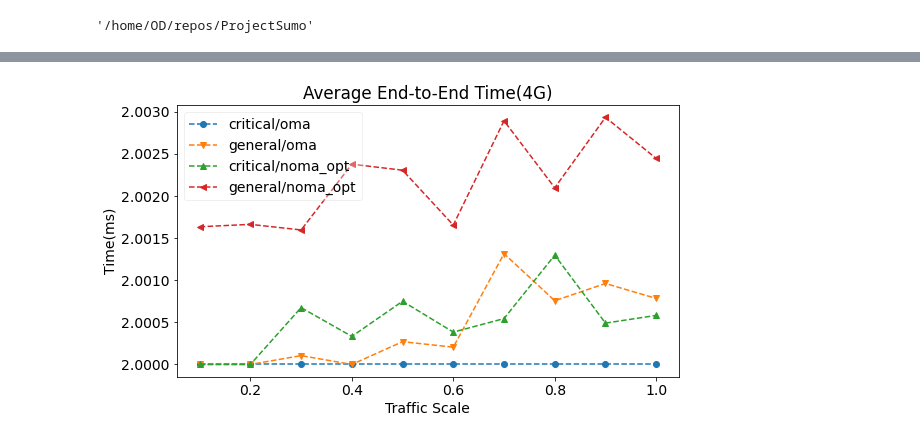
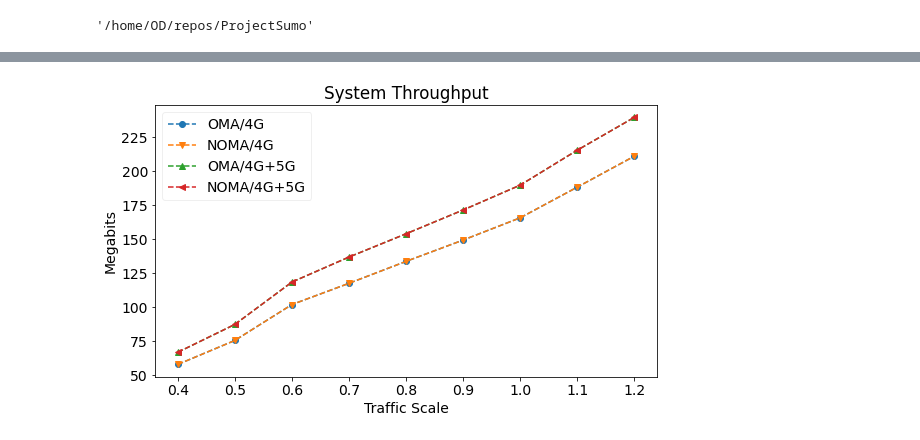
Before and after one commit to ODD2/ProjectSumo, a Jupyter notebook: graph.ipynb, the cells around one changed output, grey strips where cells are left out. Cells and saved outputs as stored; diff of their text form; code cells hidden in the pictures.

```diff
--- a/graph.ipynb
+++ b/graph.ipynb
@@ -88,7 +95,7 @@ os.getcwd()
 # %%
 interest_config = InterestConfig(None, False, 0)
 stats = {
-    seed:{
+        seed:{
         res_alloc_type :{
             req_rsu:{
                 traffic_scale: None
@@ -108,7 +115,7 @@ for seed in seed_range:
                 interest_config.req_rsu = req_rsu
                 interest_config.traffic_scale = traffic_scale
                 try:
-                    with open("data/{}/{}/report.pickle".format(seed,str(interest_config)), "rb") as file:
+                    with open("data/{}/{}/report_adjust_wait_time.pickle".format(seed,str(interest_config)), "rb") as file:
                         stats[seed][res_alloc_type][req_rsu][traffic_scale] = pickle.load(file)
                 except:
                     print("missing: {} seed({})".format(str(interest_config),seed))
@@ -222,11 +212,0 @@ print(value)
-# %%
- for traffic_scale in traffic_scale_range:
-    value = []
-    for seed in seed_range:
-        v = stats[seed][ResourceAllocatorType.NOMA_OPT][True][1.2]["end-to-end"][NetFlowType.GENERAL.name]["max"]
-        if v == _pinf or v == _ninf:
-            v = 0
-        value.append(v*1000)
-    value.sort()
-    value = value
-print(value)
@@ -235,51 +361,52 @@ print(value)
 # %%
+configs = [
+    {
+        "catalog": "sys-thrput",
+        "topic": "System Throughput",
+        "x": "Traffic Scale",
+        "y": "Megabits",
+    },
+]
+
+
 # intialize
 _pinf = float("inf")
 _ninf = float("-inf")
 serial = 1
-for config in sg_graph_configs:
+for config in configs:
     catalog = config["catalog"]
     topic = config["topic"]
-
-
-
-    for subject in subjects:
-        for _b in range(len(b)):
-            title = "{} {}({})".format(
-                ExtractAbbreviations(subject),
-                topic,
-                BaseStationScenario(b[_b])
+    title = topic
+    plt.figure(serial, figsize=(9, 5))
+    plt.xlabel(config["x"])
+    plt.ylabel(config["y"])
+    plt.title(title)
+    line_no = 0
+    for req_rsu in req_rsu_range:
+        for res_alloc_type in ResourceAllocatorType:
+            y = []
+            x = traffic_scale_range
+            for traffic_scale in traffic_scale_range:
+                value = []
+                for seed in seed_range:
+                    v = stats[seed][res_alloc_type][req_rsu][traffic_scale][catalog]["total"]
+                    if v == _pinf or v == _ninf:
+                        v = 0
+                    value.append(v/10**6)
+                y.append(sum(value)/len(value))
+            plt.plot(
+                x,
+                y,
+                GetLineMarkerStyle(line_no),
+                label="{}/{}".format(
+                    AdjustResAllocTypeName(res_alloc_type),
+                    BaseStationScenario(req_rsu)
+                )
             )
-            plt.figure(serial, figsize=(9, 5))
-            plt.xlabel(config["x"])
-            plt.ylabel(config["y"])
-            plt.title(title)
-            line_no = 0
-            for _a in range(len(a)):
-                for sg in SocialGroup:
-                    y = []
-                    x = c
-                    for _c in range(len(c)):
-                        value = 0
-                        for _s in range(len(s)):
-                            v = stats[_s][_a][_b][_c][catalog][sg][subject.lower()]
-                            if v == _pinf or v == _ninf:
-                                v = 0
-                            value += v
-                        y.append(value/len(s))
-                    plt.plot(
-                        x,
-                        y,
-                        GetLineMarkerStyle(line_no),
-                        label="{}/{}".format(
-                              str(sg).lower(),
-                              a[_a].name.lower(),
-                        )
-                    )
-                    line_no += 1
-            plt.legend(loc='upper left', bbox_to_anchor=(0, 1))
-            plt.savefig('{}/{}.pdf'.format(dirpath, title))
-            serial += 1
+            line_no += 1
+    plt.legend(loc='upper left', bbox_to_anchor=(0, 1))
+    plt.savefig('{}/{}.pdf'.format(dirpath, title))
+    serial += 1
 plt.show()
 # %% [output]
-[figure, old version]
+[figure, new version]
```
Also changed, not shown: parts of 11 cells of this notebook, 9 other files.
